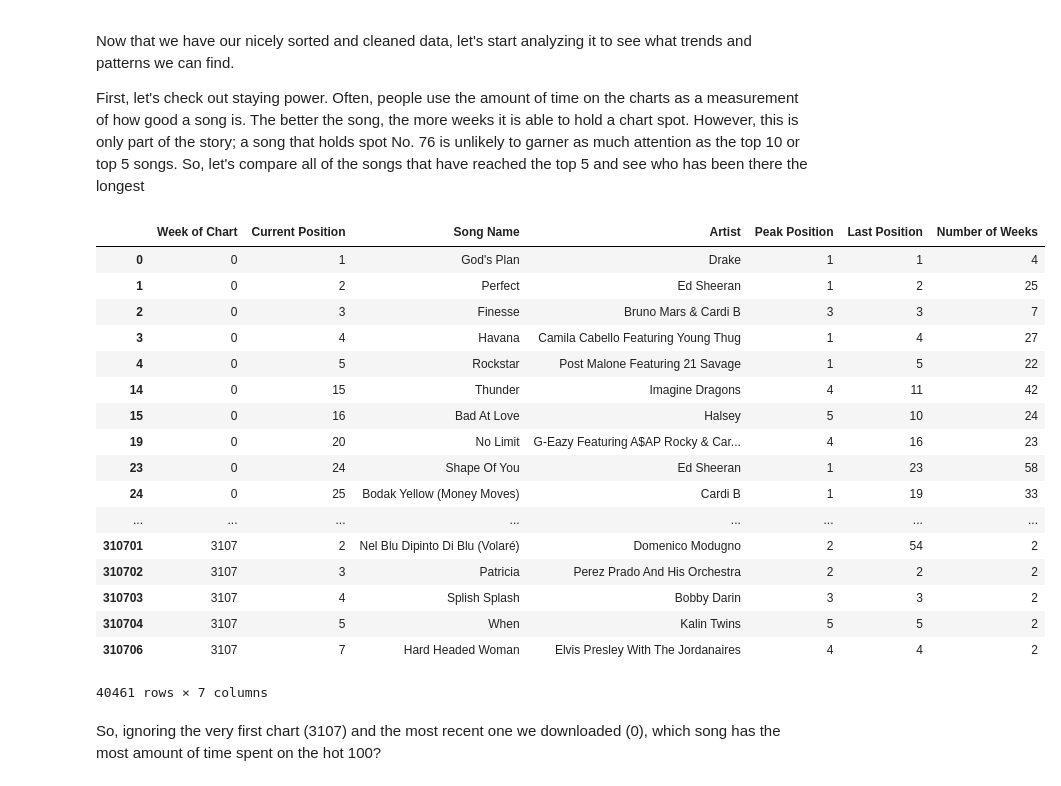
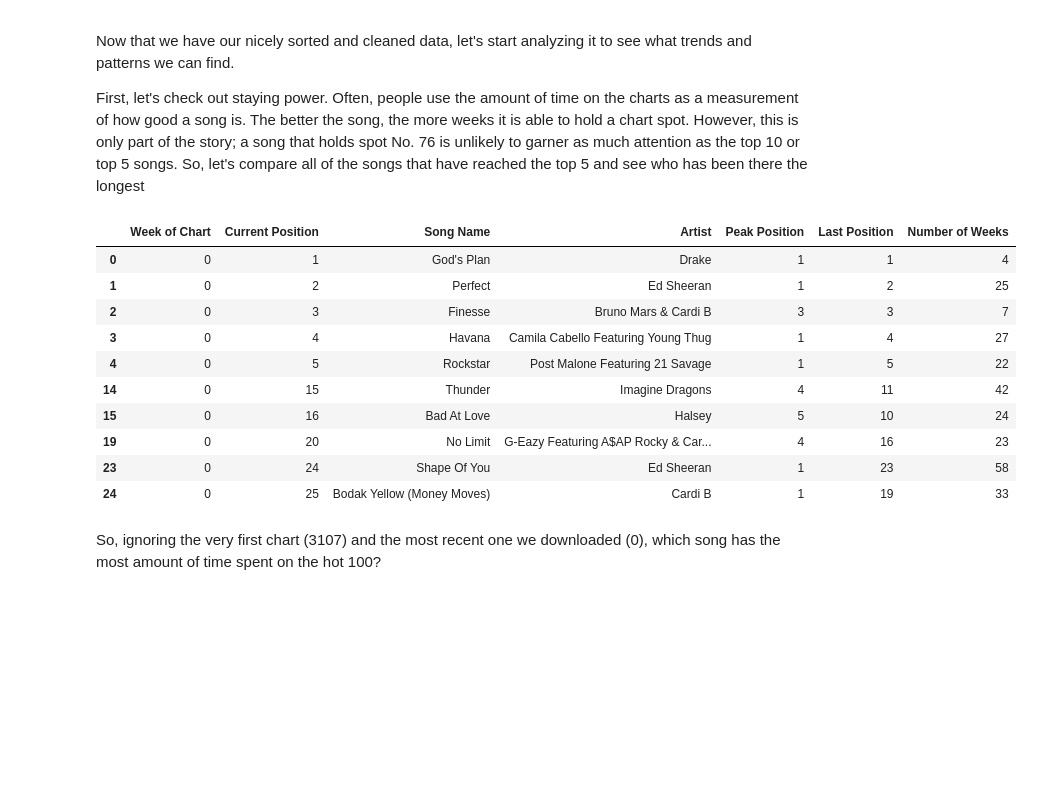
Before and after one commit to alexabawi/Music-and-Data, a Jupyter notebook: FinalProject.ipynb, the cells around one changed output. Saved outputs shown, nothing was run; the diff lists cells and outputs as text; code cells hidden in the pictures; blank space fills up the shorter version.

```diff
--- a/FinalProject.ipynb
+++ b/FinalProject.ipynb
@@ -181,27 +181,20 @@ First, let's check out staying power. Often, people use the amount of time on th
 # %%
 # Separate out all the songs that reached the top 5 (All songs with 5 or less in their peak position column)
 
 top_df = sep_df.loc[(sep_df['Peak Position'] <= 5) & (sep_df['Peak Position'] != -1)]
-top_df
+top_df.head(10)
 # %% [output]
 |  | Week of Chart | Current Position | Song Name | Artist | Peak Position | Last Position | Number of Weeks |
 | 0 | 0 | 1 | God's Plan | Drake | 1 | 1 | 4 |
 | 1 | 0 | 2 | Perfect | Ed Sheeran | 1 | 2 | 25 |
 | 2 | 0 | 3 | Finesse | Bruno Mars & Cardi B | 3 | 3 | 7 |
 | 3 | 0 | 4 | Havana | Camila Cabello Featuring Young Thug | 1 | 4 | 27 |
 | 4 | 0 | 5 | Rockstar | Post Malone Featuring 21 Savage | 1 | 5 | 22 |
 | 14 | 0 | 15 | Thunder | Imagine Dragons | 4 | 11 | 42 |
 | 15 | 0 | 16 | Bad At Love | Halsey | 5 | 10 | 24 |
 | 19 | 0 | 20 | No Limit | G-Eazy Featuring A$AP Rocky & Car... | 4 | 16 | 23 |
 | 23 | 0 | 24 | Shape Of You | Ed Sheeran | 1 | 23 | 58 |
 | 24 | 0 | 25 | Bodak Yellow (Money Moves) | Cardi B | 1 | 19 | 33 |
-| ... | ... | ... | ... | ... | ... | ... | ... |
-| 310701 | 3107 | 2 | Nel Blu Dipinto Di Blu (Volaré) | Domenico Modugno | 2 | 54 | 2 |
-| 310702 | 3107 | 3 | Patricia | Perez Prado And His Orchestra | 2 | 2 | 2 |
-| 310703 | 3107 | 4 | Splish Splash | Bobby Darin | 3 | 3 | 2 |
-| 310704 | 3107 | 5 | When | Kalin Twins | 5 | 5 | 2 |
-| 310706 | 3107 | 7 | Hard Headed Woman | Elvis Presley With The Jordanaires | 4 | 4 | 2 |
-40461 rows × 7 columns
 # %% [markdown]
 So, ignoring the very first chart (3107) and the most recent one we downloaded (0), which song has the most amount of time spent on the hot 100?
 # %%
```
Also changed, not shown: parts of 12 cells of this notebook.
